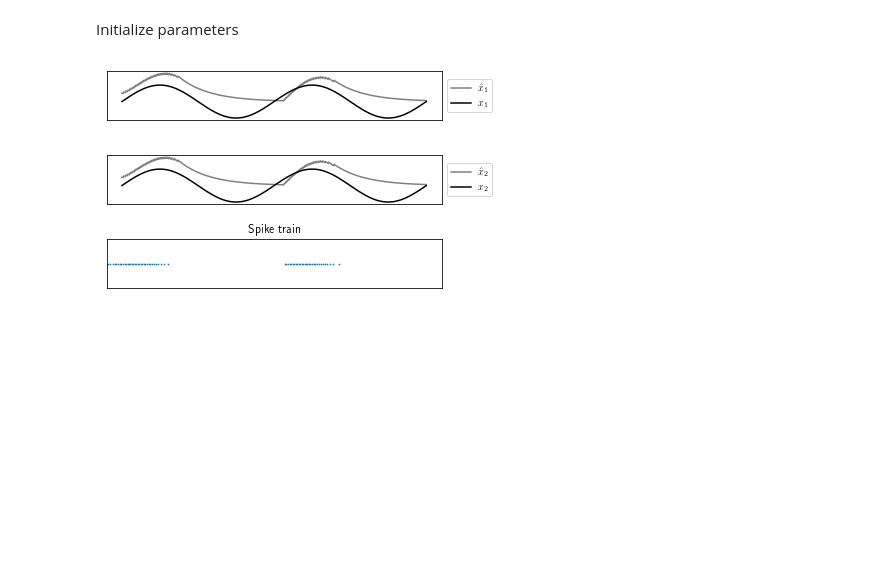
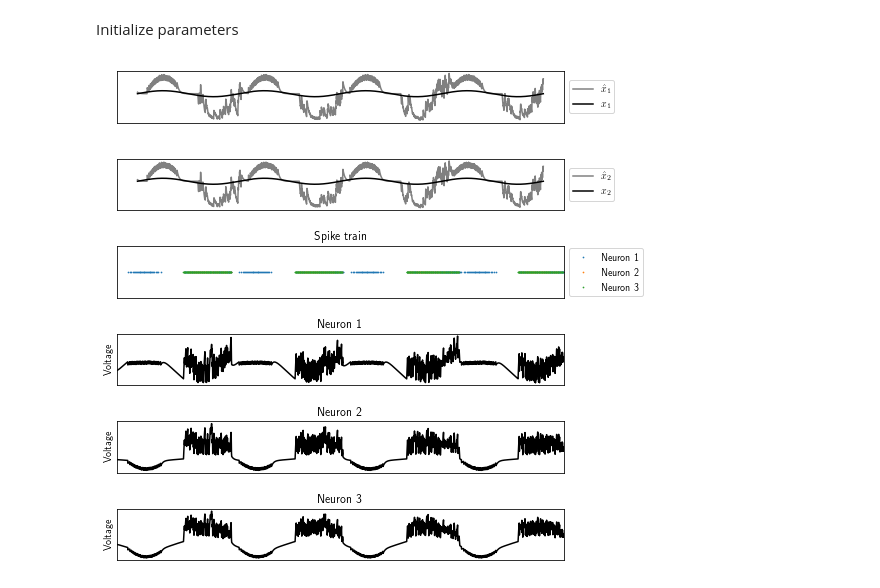
Before and after one commit to ABra1993/LisbonLab, a Jupyter notebook: CSM_2dim.ipynb, the cells around one changed output. Cells and saved outputs as stored; diff of their text form; code cells hidden in the pictures; blank space fills up the shorter version.

```diff
--- a/CSM_2dim.ipynb
+++ b/CSM_2dim.ipynb
@@ -24,7 +25,7 @@ def initialize_params_single(d, iterations, dt, weight_x1, weight_x2):
     voltage = np.zeros(iterations)
 
     # input estimate
-    x_est = np.ones((d, iterations)) * 0.5
+    x_est = np.ones((d, iterations))
 
     # spike train
     o = np.zeros(iterations)
@@ -130,7 +131,7 @@ plot_single()
 # %% [markdown]
 Initialize parameters
 # %%
-def initialize_params_N(N, d, iterations, dt, weight_x1, weight_x2):
+def initialize_params_N(N, d, iterations, dt, D):
 
     # timesteps
     t = np.arange(0, iterations) * dt
@@ -144,17 +145,15 @@ def initialize_params_N(N, d, iterations, dt, weight_x1, weight_x2):
     # spike train
     o = np.zeros((N, iterations))
 
-    # decoding weights
-    D = np.zeros(d)
-    D[0] = weight_x1
-    D[1] = weight_x2
+    # threshold
+    T = []
 
-    # threshold
-    T = np.dot(D, D) / 2
+    for i in range(N):
+        T.append(np.dot(D[i, :], D[i, :]))
 
-    return (t, voltage, x_est, o, D, T)
+    return (t, voltage, x_est, o, T)
 # %%
-def TVS_single(cycles):
+def TVS_N(cycles):
 
     # input signal
     x1 = np.sin(np.linspace(-cycles * np.pi, cycles * np.pi, iterations))
@@ -229,15 +257,22 @@ def plot_single():
 # %%
-N = 2
+N = 3
 d = 2
-iterations = 1000
-dt = 0.01
-weight_x1 = 0.1
-weight_x2 = 0.1
-cycles = 3
+iterations = 2000
+dt = 0.1
+cycles = 4
 
-t, voltage, x_est, o, D, T = initialize_params_N(N, d, iterations, dt, weight_x1, weight_x2)
+# decoding weights
+D1 = [1, 1]
+D2 = [1.5, -1 - math.sqrt(1/2)]
+D3 = [-1, 0]
+#D4 = [-1, 0]
+
+# decoding matrix
+D = np.array([D1, D2, D3])
+
+t, voltage, x_est, o, T = initialize_params_N(N, d, iterations, dt, D)
 c, x = TVS_N(cycles)
 run_N()
 plot_N()
 # %% [output]
-[figure, old version]
+[figure, new version]
```
Also changed, not shown: parts of 4 cells of this notebook, 1 other file.
